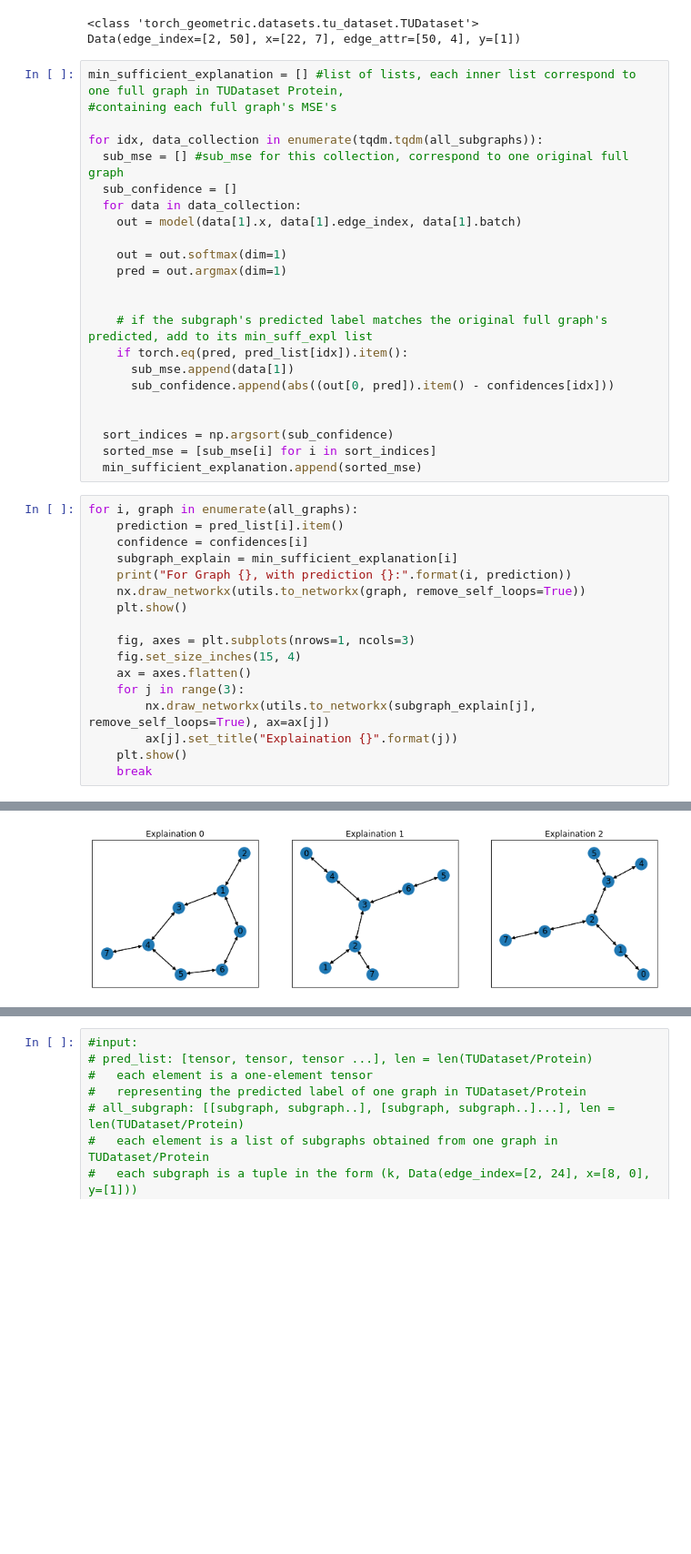
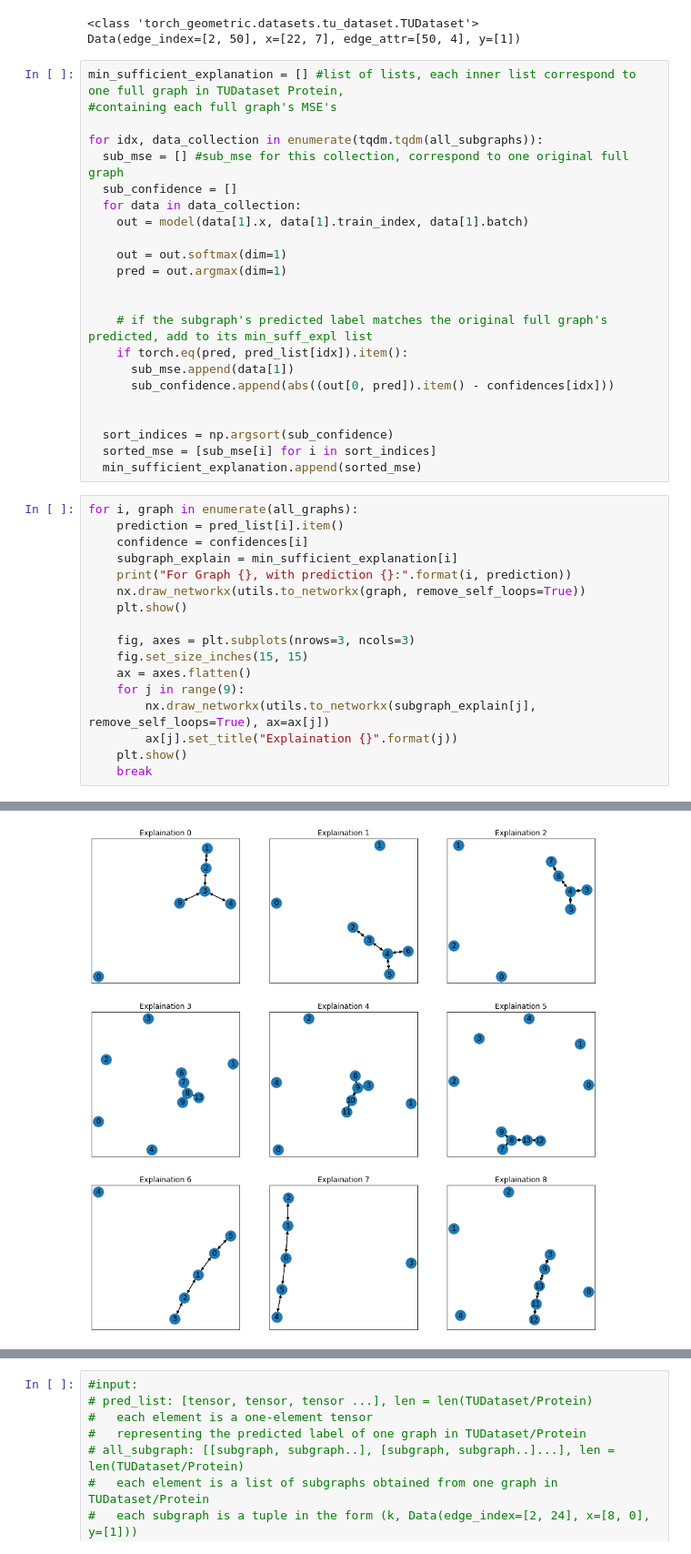
Before and after one commit to ZongyangYue/CS249ExplainGNN, a Jupyter notebook: GCN_MUTAG.ipynb, the cells around one changed output, grey strips where cells are left out. Shown at 91% size. Saved outputs shown, nothing was run; the diff lists cells and outputs as text; blank space fills up the shorter version.

```diff
--- a/GCN_MUTAG.ipynb
+++ b/GCN_MUTAG.ipynb
@@ -327,7 +386,7 @@ for idx, data_collection in enumerate(tqdm.tqdm(all_subgraphs)):
   sub_mse = [] #sub_mse for this collection, correspond to one original full graph
   sub_confidence = []
   for data in data_collection:
-    out = model(data[1].x, data[1].edge_index, data[1].batch)
+    out = model(data[1].x, data[1].train_index, data[1].batch)
 
     out = out.softmax(dim=1)
     pred = out.argmax(dim=1)
@@ -351,10 +410,10 @@ for i, graph in enumerate(all_graphs):
     nx.draw_networkx(utils.to_networkx(graph, remove_self_loops=True))
     plt.show()
 
-    fig, axes = plt.subplots(nrows=1, ncols=3)
-    fig.set_size_inches(15, 4)
+    fig, axes = plt.subplots(nrows=3, ncols=3)
+    fig.set_size_inches(15, 15)
     ax = axes.flatten()
-    for j in range(3):
+    for j in range(9):
         nx.draw_networkx(utils.to_networkx(subgraph_explain[j], remove_self_loops=True), ax=ax[j])
         ax[j].set_title("Explaination {}".format(j))
     plt.show()
@@ -365,3 +424,3 @@ For Graph 0, with prediction 1:
-[figure, old version]
+[figure, new version]
 # %%
 explainer = GNNExplainer(model, epochs=200, return_type='log_prob')
```
Also changed, not shown: parts of 9 cells of this notebook, 2 other files.
